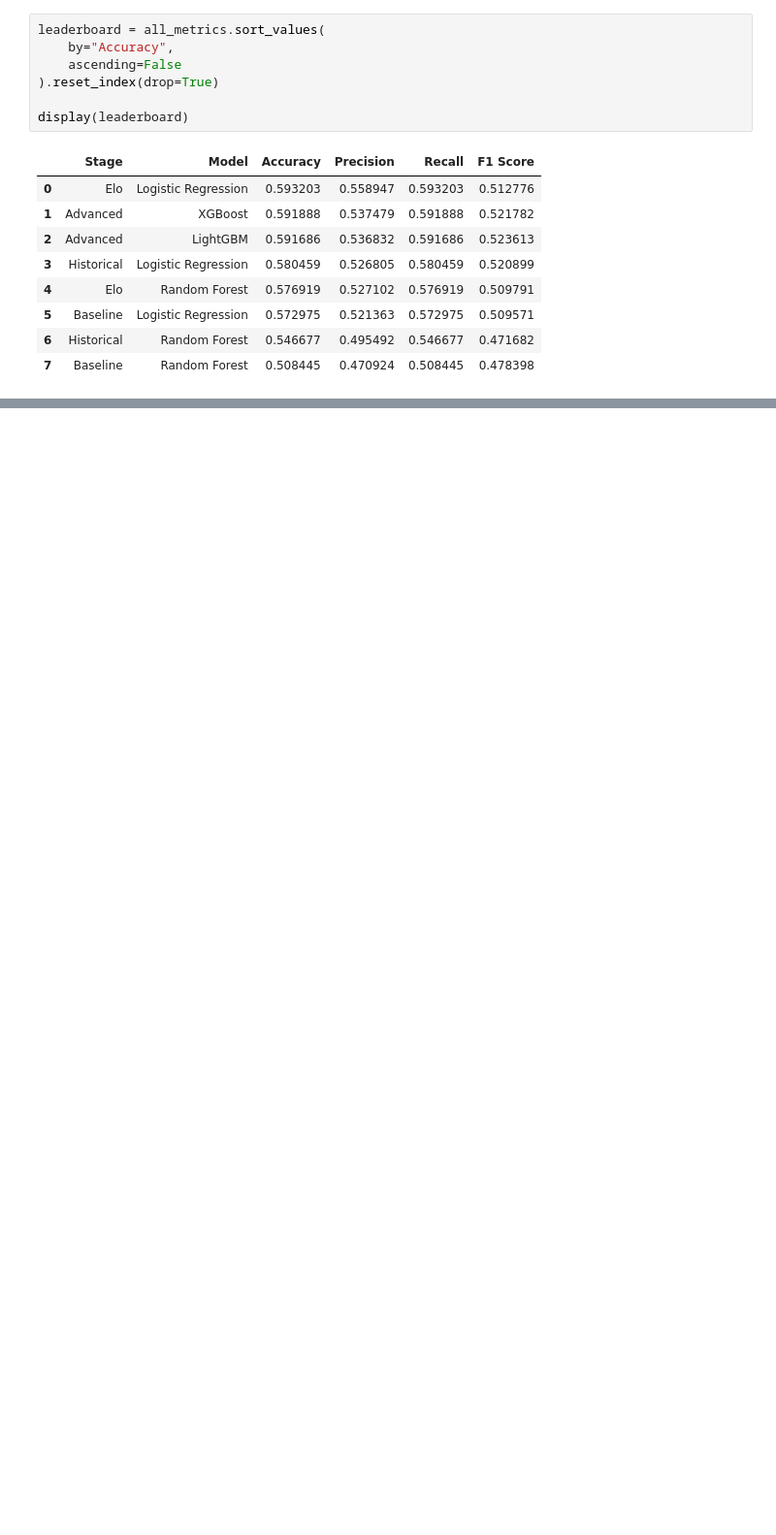
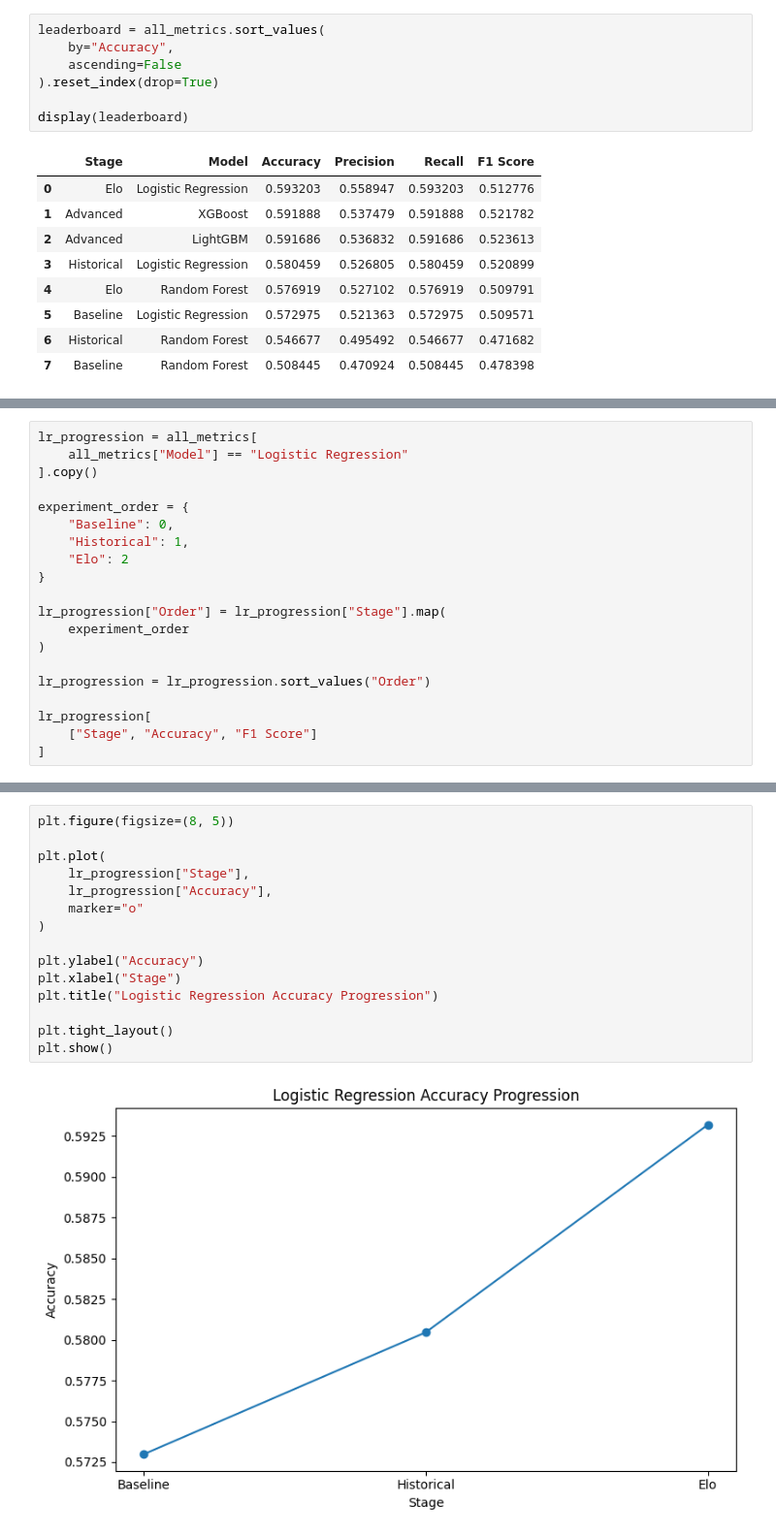
Before and after one commit to RyannPy/international-football-prediction, a Jupyter notebook: notebooks/12_model_selection.ipynb, the cells around one changed output, grey strips where cells are left out. Shown at 97% size. Drawn from its saved outputs; the diff is of its cells as text; blank space fills up the shorter version.

```diff
--- a/notebooks/12_model_selection.ipynb
+++ b/notebooks/12_model_selection.ipynb
@@ -125,0 +175,20 @@ display(leaderboard)
+# %%
+lr_progression = all_metrics[
+    all_metrics["Model"] == "Logistic Regression"
+].copy()
+
+experiment_order = {
+    "Baseline": 0,
+    "Historical": 1,
+    "Elo": 2
+}
+
+lr_progression["Order"] = lr_progression["Stage"].map(
+    experiment_order
+)
+
+lr_progression = lr_progression.sort_values("Order")
+
+lr_progression[
+    ["Stage", "Accuracy", "F1 Score"]
+]
@@ -125,0 +200,17 @@ display(leaderboard)
+# %%
+plt.figure(figsize=(8, 5))
+
+plt.plot(
+    lr_progression["Stage"],
+    lr_progression["Accuracy"],
+    marker="o"
+)
+
+plt.ylabel("Accuracy")
+plt.xlabel("Stage")
+plt.title("Logistic Regression Accuracy Progression")
+
+plt.tight_layout()
+plt.show()
+# %% [output]
+[figure, added]
```
Also changed, not shown: parts of 9 cells of this notebook.
